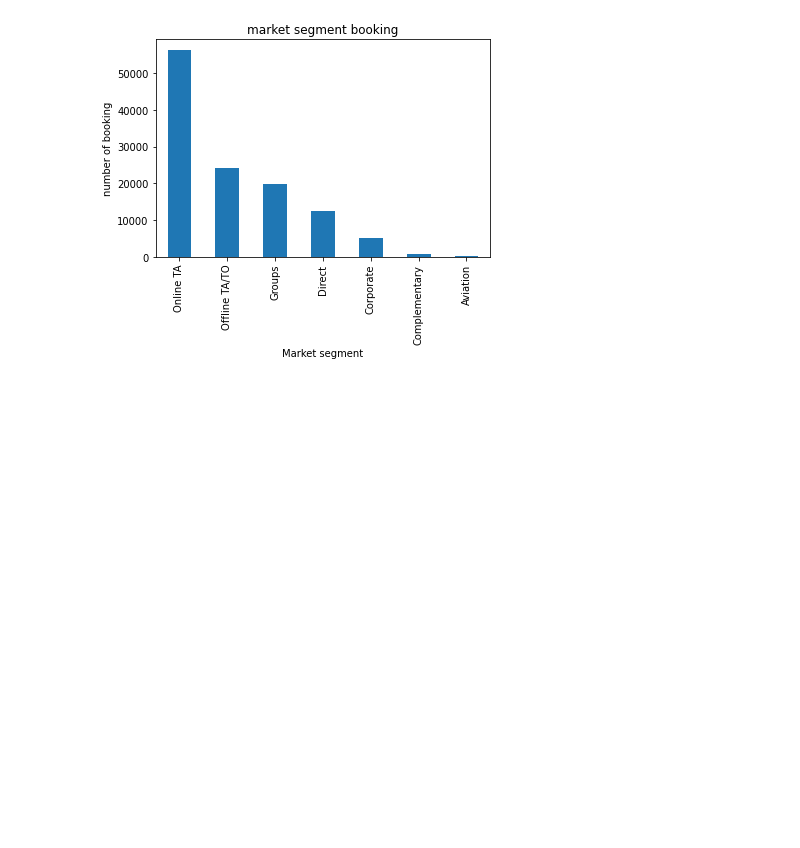
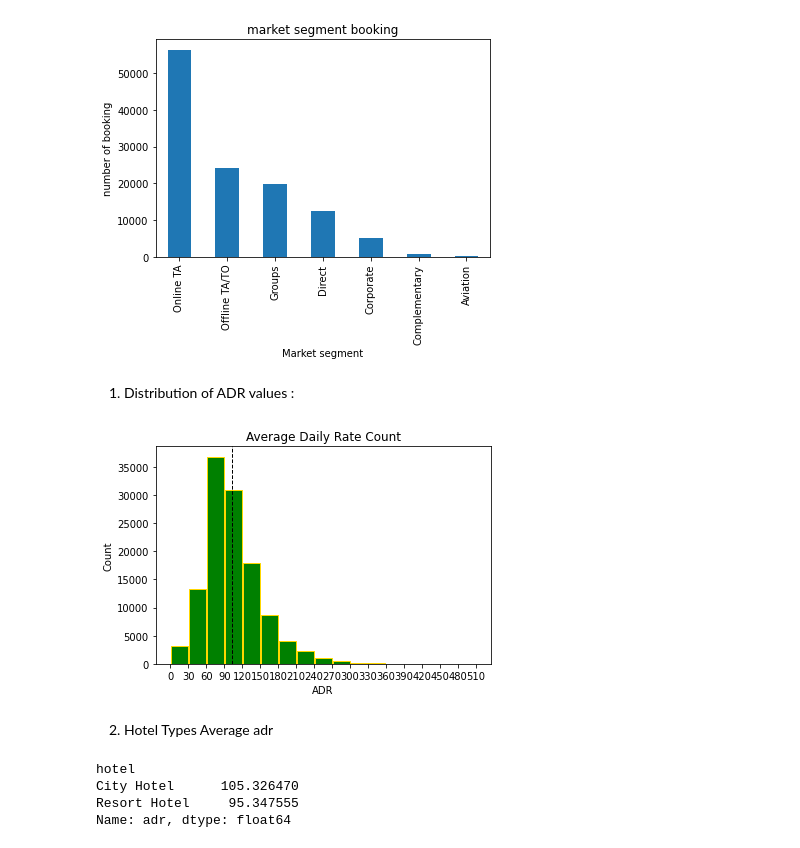
Before and after one commit to sajidsami/hotel-booking-analysis, a Jupyter notebook: Copy_of_Hotel_Booking_Analysis_Capstone_Project.ipynb, the cells around one changed output. Drawn from its saved outputs; the diff is of its cells as text; code cells hidden in the pictures; blank space fills up the shorter version.

```diff
--- a/Copy_of_Hotel_Booking_Analysis_Capstone_Project.ipynb
+++ b/Copy_of_Hotel_Booking_Analysis_Capstone_Project.ipynb
@@ -282,6 +283,3 @@ plt.ylabel('Number of booking')
 # %% [output]
 Text(0, 0.5, 'Number of booking')
 [figure]
-# %%
-#create a new column 'total_nights'
-df['total_nights']=df.stays_in_weekend_nights  + df.stays_in_week_nights
@@ -476,3 +435,26 @@ Name: market_segment, dtype: int64
 # %% [output]
 Text(0.5, 0, 'Market segment')
 [figure]
+# %% [markdown]
+1) Distribution of ADR values :
+# %%
+bins=[i for i in range(0,520,30)]
+plt.hist(df['adr'],bins,rwidth=.95,color='green',ec='gold')
+plt.xticks(bins)
+plt.xlabel("ADR")
+plt.ylabel("Count")
+plt.title("Average Daily Rate Count")
+plt.axvline(df['adr'].mean(), color='k', linestyle='dashed', linewidth=1)
+print()
+# %% [output]
+[figure, added]
+# %% [markdown]
+2) Hotel Types Average adr
+# %%
+avg_hotel_adr=df.groupby(['hotel'])['adr'].mean()
+avg_hotel_adr
+# %% [output]
+hotel
+City Hotel      105.326470
+Resort Hotel     95.347555
+Name: adr, dtype: float64
```
Also changed, not shown: parts of 25 cells of this notebook.
